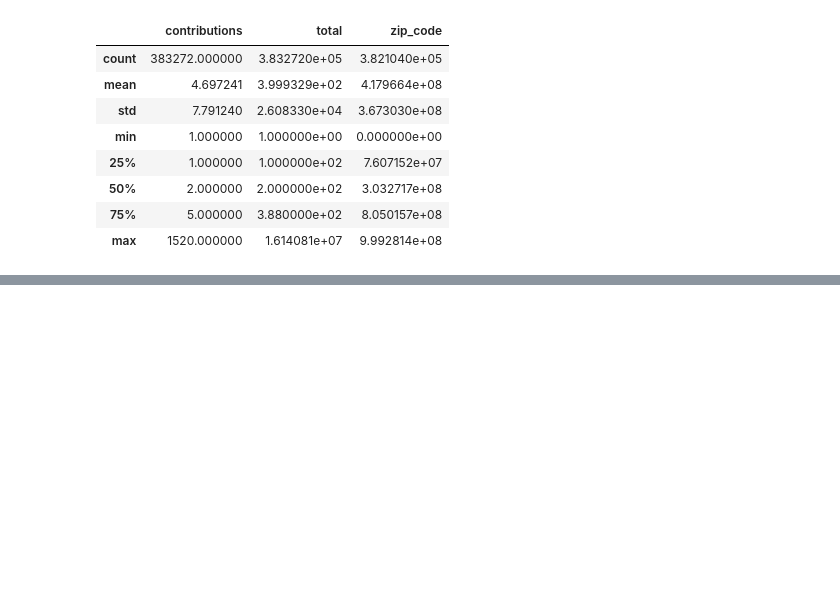
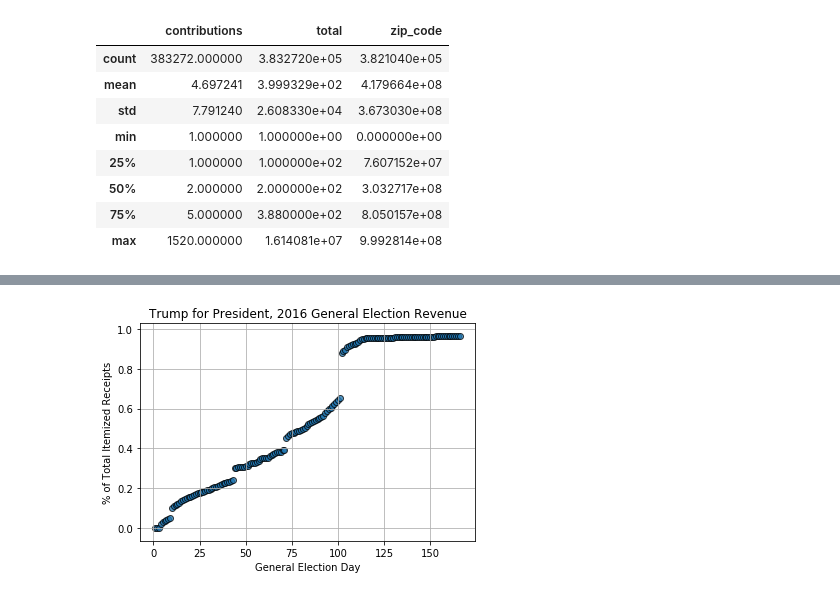
Before and after one commit to sellis4536/uncc_dbc_proj02, a Jupyter notebook: project02_data.ipynb, the cells around one changed output, grey strips where cells are left out. Cells and saved outputs as stored; diff of their text form; code cells hidden in the pictures; blank space fills up the shorter version.

Commit message:
Updates ipynb with addition of incremental revenue table

```diff
--- a/project02_data.ipynb
+++ b/project02_data.ipynb
@@ -126,0 +152,3 @@ peopleDF.describe()
+# %%
+# load incremental_value DF directly from local folder/csv
+incremental_valueDF = pd.read_csv('incremental_value.csv',sep=',')
@@ -126,0 +189,12 @@ peopleDF.describe()
+# %%
+# Plot #1 -- Lat x Temp. use plt. functions to create and control plot line by line
+plt.scatter(incremental_valueDF['djt_day'], incremental_valueDF['djt_culm'],
+            edgecolors = 'black',
+            alpha = 0.75) #, weather_data_df['max temp'] *10, alpha = 0.5)
+plt.title("Trump for President, 2016 General Election Revenue")
+plt.xlabel("General Election Day")
+plt.ylabel("% of Total Itemized Receipts")
+plt.grid()
+plt.show()
+# %% [output]
+[figure, added]
```
Also changed, not shown: parts of 4 cells of this notebook, 1 other file.
